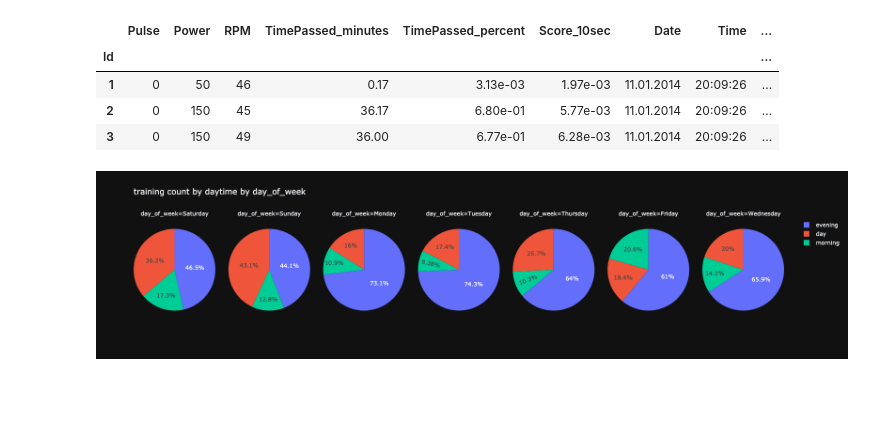
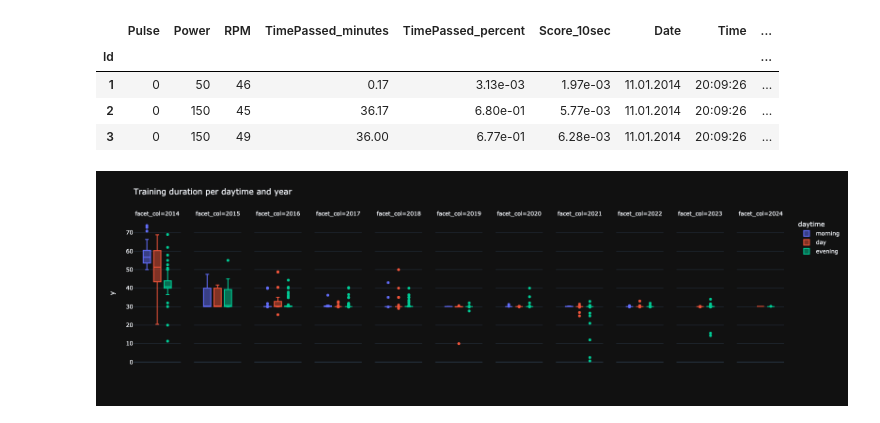
Before and after one commit to smeisegeier/kettler-training-data, a Jupyter notebook: src/python/kettler_1_analysis.ipynb, the cells around one changed output. Drawn from its saved outputs; the diff is of its cells as text; code cells hidden in the pictures; blank space fills up the shorter version.

```diff
--- a/src/python/kettler_1_analysis.ipynb
+++ b/src/python/kettler_1_analysis.ipynb
@@ -97,30 +120,24 @@ remove these one-item columns:['Device', 'Calibration', 'Software', 'RecordInter
 | 1 | 0 | 50 | 46 | 0.17 | 3.13e-03 | 1.97e-03 | 11.01.2014 | 20:09:26 | ... |
 | 2 | 0 | 150 | 45 | 36.17 | 6.80e-01 | 5.77e-03 | 11.01.2014 | 20:09:26 | ... |
 | 3 | 0 | 150 | 49 | 36.00 | 6.77e-01 | 6.28e-03 | 11.01.2014 | 20:09:26 | ... |
-# %%
-px.pie(
-    df_training,
-    names="daytime",
-    template=THEME_PLOTLY,
-    title="training count by daytime by day_of_week",
-    facet_col="day_of_week",
-    width=1600,
-    height=400,
-).show("png")
-# %% [output]
-[figure, removed]
 # %%
 _df = df_training
+# * add aux cols for sorting
+_df['_daytime'] = pd.Categorical(_df.daytime, ["morning", "day", "evening"])
+_df['_year'] = _df.TrainingDateTime.dt.year
 
 _fig = px.box(
-    _df,
+    _df.sort_values(by=["_year","_daytime"]),
     y=_df.Duration_minutes,
     template=THEME_PLOTLY,
     color='daytime',
-    category_orders={'color': ["morning", "day", "evening"]},
     points="outliers",
     # points=False,
     facet_col=_df.TrainingDateTime.dt.year,
     # height=300,
+    width=1600,
+    title="Training duration per daytime and year",
     )
-_fig.show()
+_fig.show('png')
+# %% [output]
+[figure, added]
```
Also changed, not shown: parts of 9 cells of this notebook, 17 other files.
